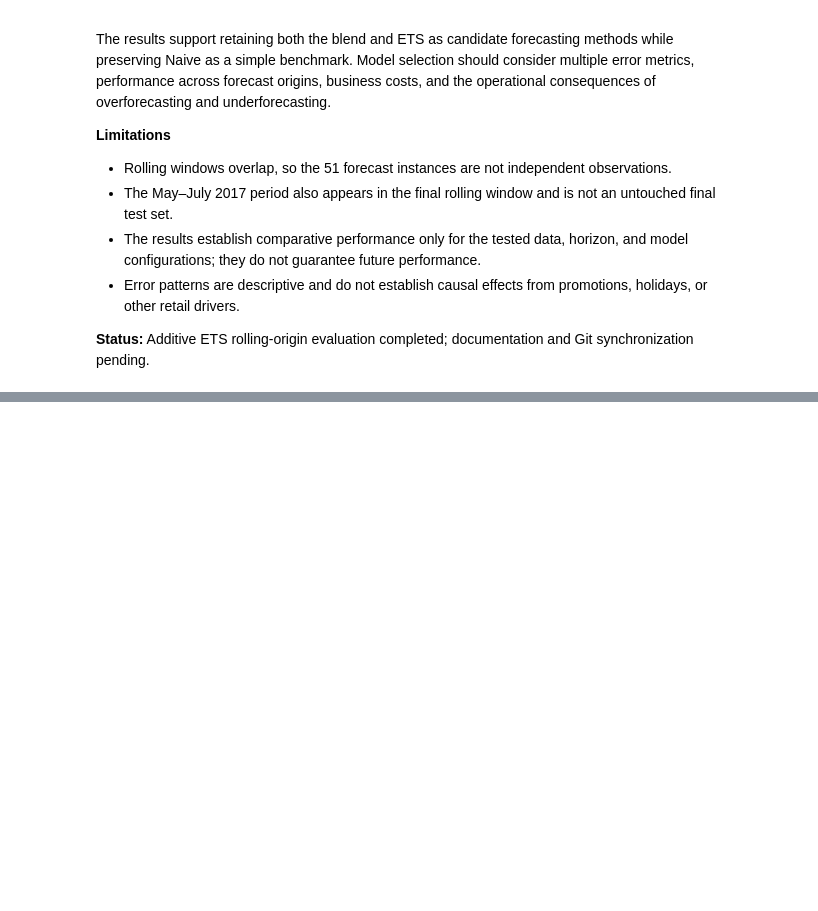
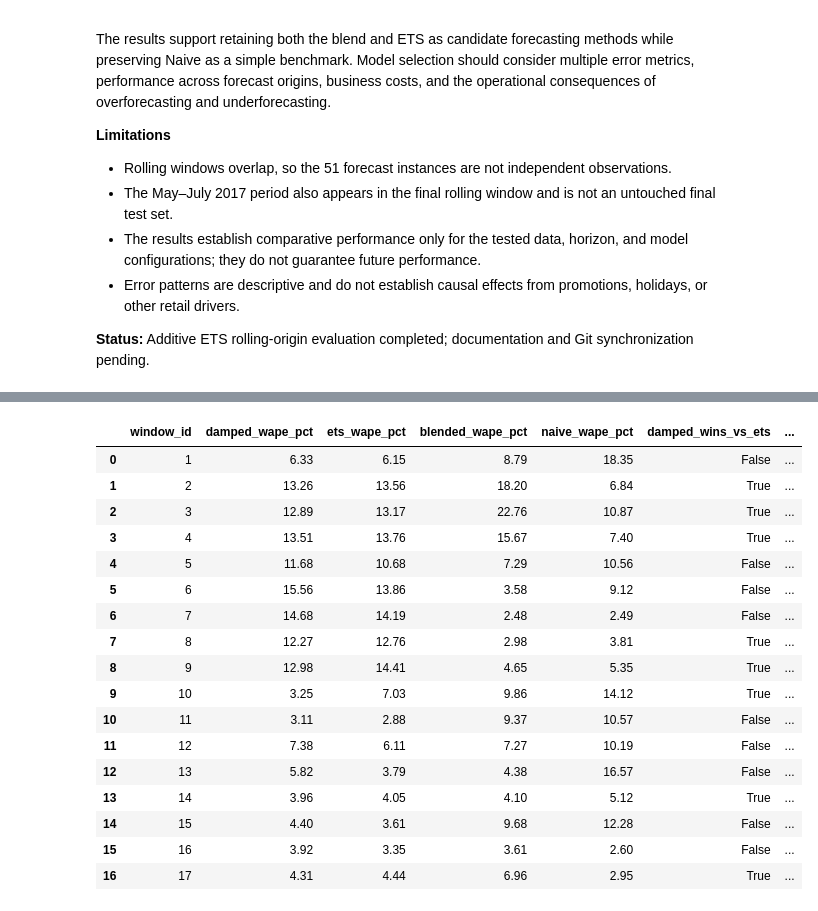
Before and after one commit to Abu-Hozaifa-Retail-Analyst/retail-sales-forecasting, a Jupyter notebook: notebooks/01_data_quality/02_initial_data_profiling.ipynb, the cells around one changed output, grey strips where cells are left out. Cells and saved outputs as stored; diff of their text form; code cells hidden in the pictures; blank space fills up the shorter version.

Commit message:
feat: evaluate damped ETS sales forecast

```diff
--- a/notebooks/01_data_quality/02_initial_data_profiling.ipynb
+++ b/notebooks/01_data_quality/02_initial_data_profiling.ipynb
@@ -10982,0 +11279,66 @@ The results support retaining both the blend and ETS as candidate forecasting me
+# %%
+# Phase 3.13.4 — Window-level damped ETS comparison
+
+damped_window_comparison = (
+    damped_rolling_forecasts_df
+    .groupby("window_id")
+    .apply(
+        lambda g: pd.Series({
+            "damped_wape_pct": (
+                g["damped_ets_absolute_error"].sum()
+                / g["total_sales"].abs().sum()
+            ) * 100
+        }),
+        include_groups=False
+    )
+    .reset_index()
+)
+
+damped_window_comparison = damped_window_comparison.merge(
+    ets_window_comparison[
+        ["window_id", "ets_wape_pct"]
+    ],
+    on="window_id",
+    how="left",
+    validate="one_to_one"
+)
+
+damped_window_comparison = damped_window_comparison.merge(
+    window_comparison[
+        ["window_id", "blended_wape_pct", "naive_wape_pct"]
+    ],
+    on="window_id",
+    how="left",
+    validate="one_to_one"
+)
+
+damped_window_comparison["damped_wins_vs_ets"] = (
+    damped_window_comparison["damped_wape_pct"]
+    < damped_window_comparison["ets_wape_pct"]
+)
+
+damped_window_comparison["damped_wins_vs_blend"] = (
+    damped_window_comparison["damped_wape_pct"]
+    < damped_window_comparison["blended_wape_pct"]
+)
+
+damped_window_comparison.round(2)
+# %% [output]
+|  | window_id | damped_wape_pct | ets_wape_pct | blended_wape_pct | naive_wape_pct | damped_wins_vs_ets | ... |
+| 0 | 1 | 6.33 | 6.15 | 8.79 | 18.35 | False | ... |
+| 1 | 2 | 13.26 | 13.56 | 18.20 | 6.84 | True | ... |
+| 2 | 3 | 12.89 | 13.17 | 22.76 | 10.87 | True | ... |
+| 3 | 4 | 13.51 | 13.76 | 15.67 | 7.40 | True | ... |
+| 4 | 5 | 11.68 | 10.68 | 7.29 | 10.56 | False | ... |
+| 5 | 6 | 15.56 | 13.86 | 3.58 | 9.12 | False | ... |
+| 6 | 7 | 14.68 | 14.19 | 2.48 | 2.49 | False | ... |
+| 7 | 8 | 12.27 | 12.76 | 2.98 | 3.81 | True | ... |
+| 8 | 9 | 12.98 | 14.41 | 4.65 | 5.35 | True | ... |
+| 9 | 10 | 3.25 | 7.03 | 9.86 | 14.12 | True | ... |
+| 10 | 11 | 3.11 | 2.88 | 9.37 | 10.57 | False | ... |
+| 11 | 12 | 7.38 | 6.11 | 7.27 | 10.19 | False | ... |
+| 12 | 13 | 5.82 | 3.79 | 4.38 | 16.57 | False | ... |
+| 13 | 14 | 3.96 | 4.05 | 4.10 | 5.12 | True | ... |
+| 14 | 15 | 4.40 | 3.61 | 9.68 | 12.28 | False | ... |
+| 15 | 16 | 3.92 | 3.35 | 3.61 | 2.60 | False | ... |
+| 16 | 17 | 4.31 | 4.44 | 6.96 | 2.95 | True | ... |
```
Also changed, not shown: parts of 8 cells of this notebook, 1 other file.
